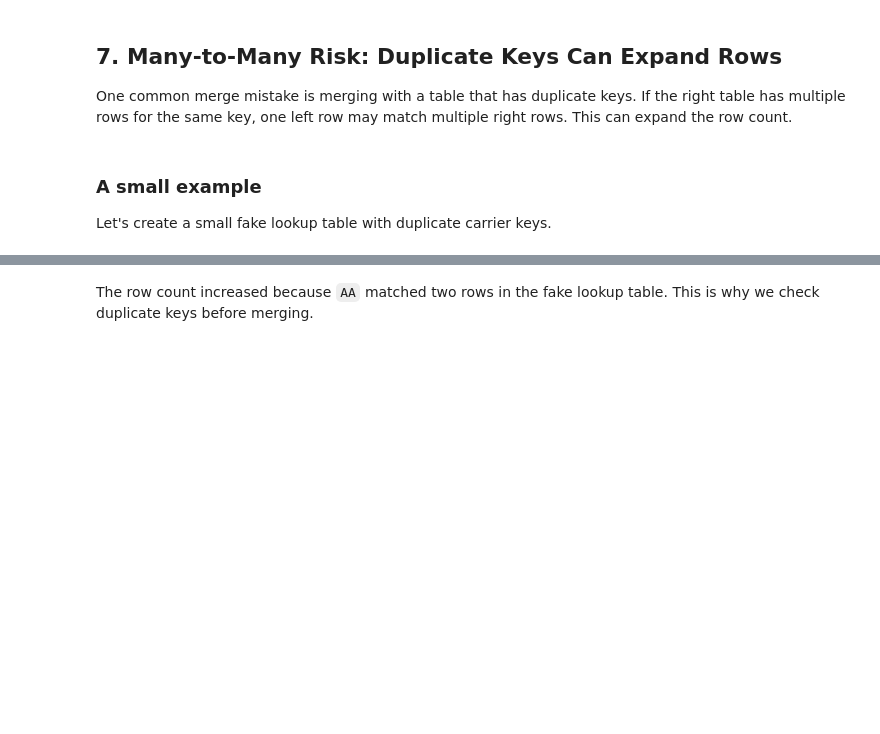
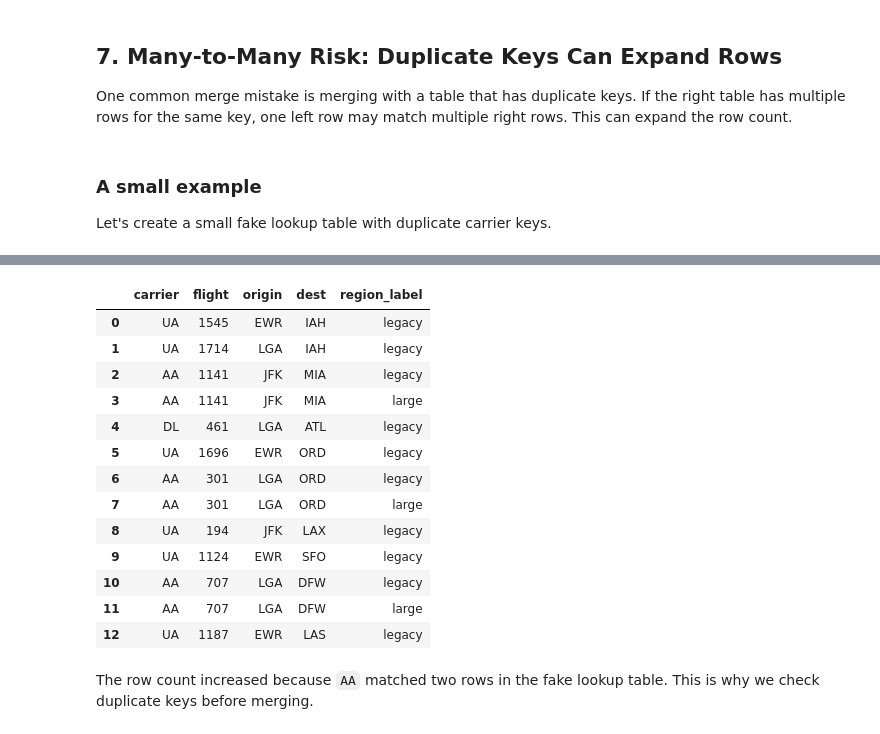
Before and after one commit to enginerdsquared/BAN6003_WK07-08_Aggregation-Integration-Template, a Jupyter notebook: notebooks/module8_pandas_integration_guided_lab.ipynb, the cells around one changed output, grey strips where cells are left out. Cells and saved outputs as stored; diff of their text form; code cells hidden in the pictures; blank space fills up the shorter version.

```diff
--- a/notebooks/module8_pandas_integration_guided_lab.ipynb
+++ b/notebooks/module8_pandas_integration_guided_lab.ipynb
@@ -501,5 +521,20 @@ small_flights.shape[0], merged_fake.shape[0]
 # %%
-merged_fake.head(10)
+merged_fake.head(14)
+# %% [output]
+|  | carrier | flight | origin | dest | region_label |
+| 0 | UA | 1545 | EWR | IAH | legacy |
+| 1 | UA | 1714 | LGA | IAH | legacy |
+| 2 | AA | 1141 | JFK | MIA | legacy |
+| 3 | AA | 1141 | JFK | MIA | large |
+| 4 | DL | 461 | LGA | ATL | legacy |
+| 5 | UA | 1696 | EWR | ORD | legacy |
+| 6 | AA | 301 | LGA | ORD | legacy |
+| 7 | AA | 301 | LGA | ORD | large |
+| 8 | UA | 194 | JFK | LAX | legacy |
+| 9 | UA | 1124 | EWR | SFO | legacy |
+| 10 | AA | 707 | LGA | DFW | legacy |
+| 11 | AA | 707 | LGA | DFW | large |
+| 12 | UA | 1187 | EWR | LAS | legacy |
 # %% [markdown]
 The row count increased because `AA` matched two rows in the fake lookup table. This is why we check duplicate keys before merging.
 # %%
```
Also changed, not shown: parts of 7 cells of this notebook.
